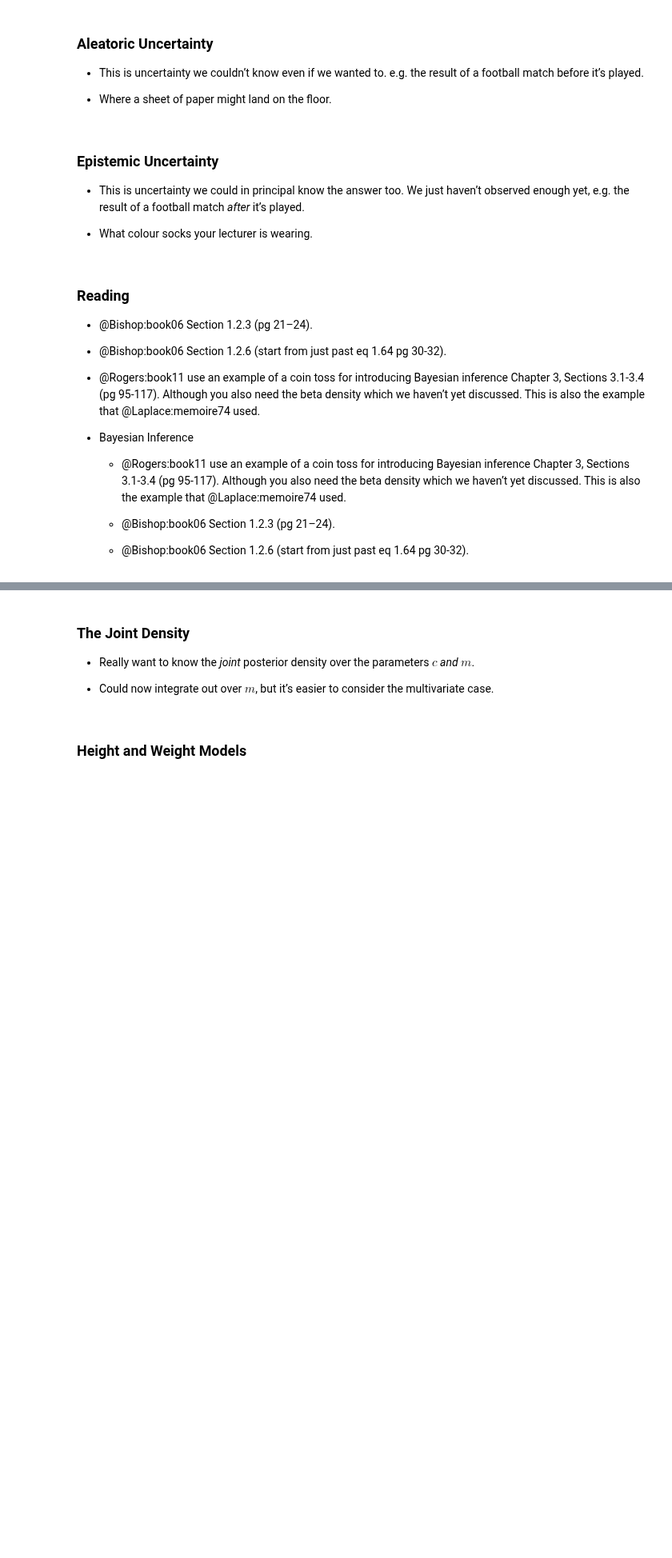
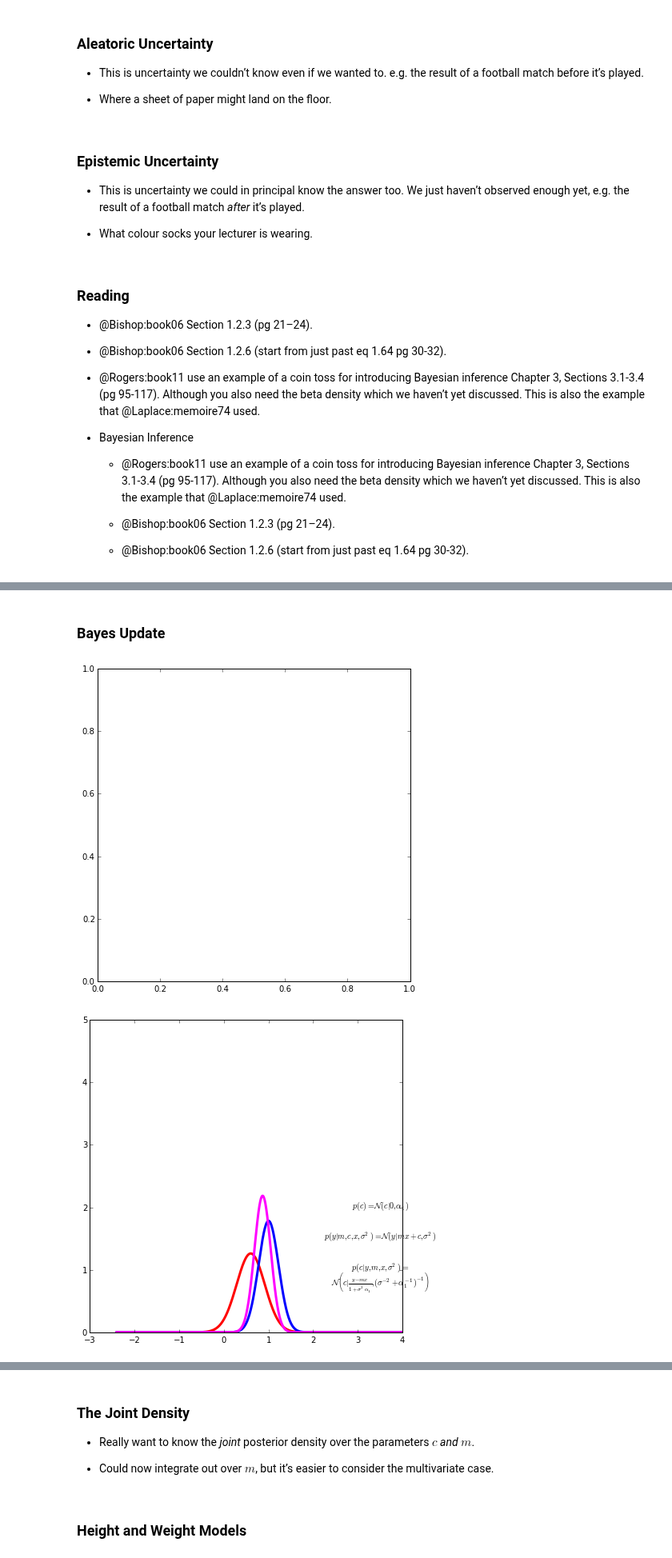
Before and after one commit to lawrennd/mlai2015, a Jupyter notebook: w6_bayesianRegression.ipynb, the cells around one changed output, grey strips where cells are left out. Shown at 80% size. Drawn from its saved outputs; the diff is of its cells as text; code cells hidden in the pictures; blank space fills up the shorter version.

```diff
--- a/w6_bayesianRegression.ipynb
+++ b/w6_bayesianRegression.ipynb
@@ -169,0 +192,70 @@ $$c \sim \mathcal{N}(0, 4),$$
+# %% [markdown]
+### Bayes Update
+# %%
+fig, ax = plt.subplots(figsize=(7,7))
+num_points = 1000
+x_max = 4
+x_min = -3
+
+y = np.array([[1.]])
+prior_mean = np.array([[0.]])
+prior_var = np.array([[.1]])
+
+noise = mlai.Gaussian(offset=np.array([0.6]), scale=np.array(np.sqrt(0.05)))
+
+
+f = np.linspace(x_min, x_max, num_points)[:, None]
+ln_prior_curve = -0.5*(np.log(2*np.pi*prior_var) + (f-prior_mean)*(f-prior_mean)/prior_var)
+ln_likelihood_curve = np.zeros(ln_prior_curve.shape)
+for i in range(num_points):
+    ln_likelihood_curve[i] = noise.log_likelihood(f[i][None, :],
+                                                  np.array([[np.finfo(float).eps]]),
+                                                  y)
+ln_marginal_likelihood = noise.log_likelihood(prior_mean, prior_var, y);
+
+prior_curve = np.exp(ln_prior_curve)
+likelihood_curve = np.exp(ln_likelihood_curve)
+marginal_curve = np.exp(ln_marginal_likelihood)
+
+ln_posterior_curve = ln_likelihood_curve + ln_prior_curve - ln_marginal_likelihood
+posterior_curve = np.exp(ln_posterior_curve)
+
+g, dlnZ_dvs = noise.grad_vals(prior_mean, prior_var, y)
+
+nu = g*g - 2*dlnZ_dvs
+
+approx_var = prior_var - prior_var*prior_var*nu
+approx_mean = prior_mean + prior_var*g
+
+ln_approx_curve = -0.5*np.log(2*np.pi*approx_var)-0.5*(f-approx_mean)*(f-approx_mean)/approx_var
+
+approx_curve = np.exp(ln_approx_curve)
+noise
+xlim = [x_min, x_max]
+ylim = [0, np.vstack([approx_curve, likelihood_curve,
+                      posterior_curve, prior_curve]).max()*1.1]
+
+fig, ax = plt.subplots(figsize=(7,7))
+
+ax.set_xlim(xlim)
+ax.set_ylim(ylim)
+ax.set_yticks([0, 1, 2, 3, 4, 5])
+
+ax.vlines(xlim[0], ylim[0], ylim[1], color=[0., 0., 0.])
+ax.hlines(ylim[0], xlim[0], xlim[1], color=[0., 0., 0.])
+
+ax.plot(f, prior_curve, color=[1, 0., 0.], linewidth=3)
+ax.text(3.5, 2, '$p(c) = \mathcal{N}(c|0, \\alpha_1)$', horizontalalignment='center')
+plt.savefig('./diagrams/dem_gaussian1.svg')
+
+ax.plot(f, likelihood_curve, color=[0, 0, 1], linewidth=3)
+ax.text(3.5, 1.5,'$p(y|m, c, x, \\sigma^2)=\mathcal{N}(y|mx+c,\\sigma^2)$', horizontalalignment='center')
+plt.savefig('./diagrams/dem_gaussian2.svg')
+
+ax.plot(f, posterior_curve, color=[1, 0, 1], linewidth=3)
+ax.text(3.5, 1, '$p(c|y, m, x, \\sigma^2)=$', horizontalalignment='center')
+plt.text(3.5, 0.75, '$\mathcal{N}\\left(c|\\frac{y-mx}{1+\\sigma^2\\alpha_1},(\\sigma^{-2}+\\alpha_1^{-1})^{-1}\\right)$', horizontalalignment='center')
+plt.savefig('./diagrams/dem_gaussian3.svg')
+# %% [output]
+[figure, added]
+[figure, added]
```
Also changed, not shown: parts of 23 cells of this notebook, 13 other files.
